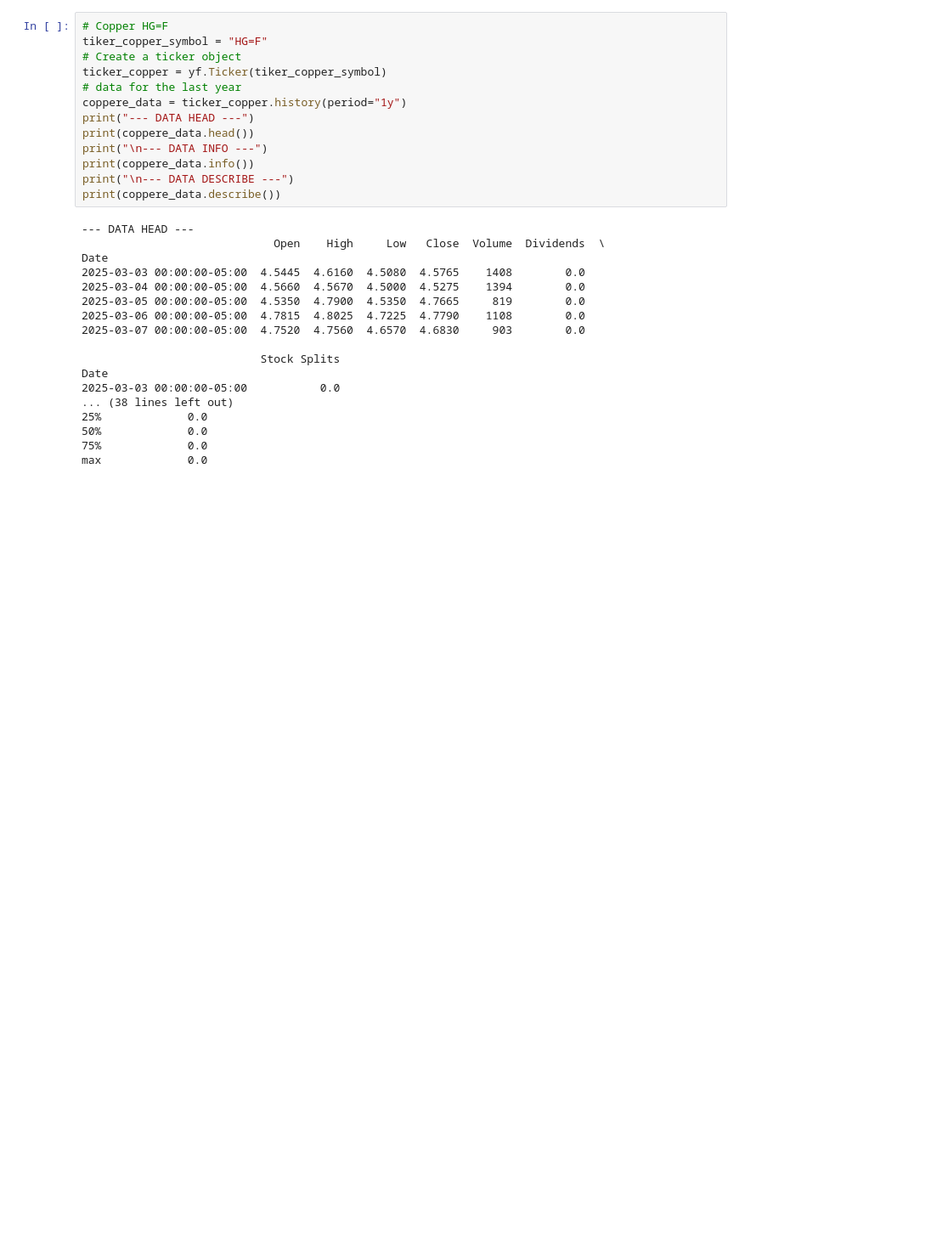
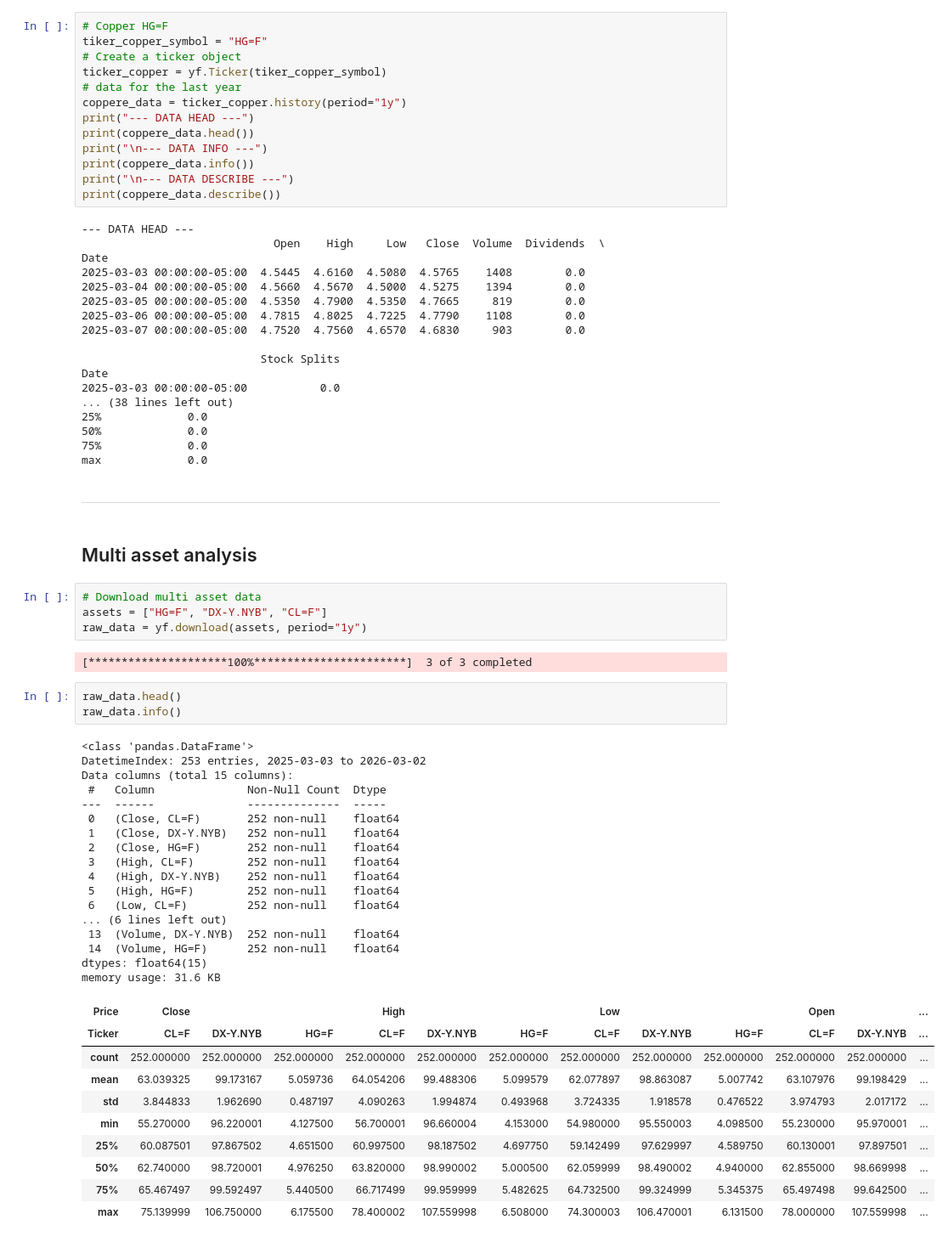
Before and after one commit to matteolovatoai/copper-price-forecasting, a Jupyter notebook: notebooks/01_exploration.ipynb, the cells around one changed output. Shown at 85% size. Cells and saved outputs as stored; diff of their text form; blank space fills up the shorter version.

```diff
--- a/notebooks/01_exploration.ipynb
+++ b/notebooks/01_exploration.ipynb
@@ -36,3 +38,44 @@ Date
 50%             0.0
 75%             0.0
 max             0.0
+# %% [markdown]
+---
+# %% [markdown]
+## Multi asset analysis
+# %%
+# Download multi asset data
+assets = ["HG=F", "DX-Y.NYB", "CL=F"]
+raw_data = yf.download(assets, period="1y")
+# %% [output]
+[*********************100%***********************]  3 of 3 completed
+# %%
+raw_data.head()
+raw_data.info()
+# %% [output]
+<class 'pandas.DataFrame'>
+DatetimeIndex: 253 entries, 2025-03-03 to 2026-03-02
+Data columns (total 15 columns):
+ #   Column              Non-Null Count  Dtype
+---  ------              --------------  -----
+ 0   (Close, CL=F)       252 non-null    float64
+ 1   (Close, DX-Y.NYB)   252 non-null    float64
+ 2   (Close, HG=F)       252 non-null    float64
+ 3   (High, CL=F)        252 non-null    float64
+ 4   (High, DX-Y.NYB)    252 non-null    float64
+ 5   (High, HG=F)        252 non-null    float64
+ 6   (Low, CL=F)         252 non-null    float64
+... (6 lines left out)
+ 13  (Volume, DX-Y.NYB)  252 non-null    float64
+ 14  (Volume, HG=F)      252 non-null    float64
+dtypes: float64(15)
+memory usage: 31.6 KB
+| Price | Close |  |  | High |  |  | Low |  |  | Open |  | ... |
+| Ticker | CL=F | DX-Y.NYB | HG=F | CL=F | DX-Y.NYB | HG=F | CL=F | DX-Y.NYB | HG=F | CL=F | DX-Y.NYB | ... |
+| count | 252.000000 | 252.000000 | 252.000000 | 252.000000 | 252.000000 | 252.000000 | 252.000000 | 252.000000 | 252.000000 | 252.000000 | 252.000000 | ... |
+| mean | 63.039325 | 99.173167 | 5.059736 | 64.054206 | 99.488306 | 5.099579 | 62.077897 | 98.863087 | 5.007742 | 63.107976 | 99.198429 | ... |
+| std | 3.844833 | 1.962690 | 0.487197 | 4.090263 | 1.994874 | 0.493968 | 3.724335 | 1.918578 | 0.476522 | 3.974793 | 2.017172 | ... |
+| min | 55.270000 | 96.220001 | 4.127500 | 56.700001 | 96.660004 | 4.153000 | 54.980000 | 95.550003 | 4.098500 | 55.230000 | 95.970001 | ... |
+| 25% | 60.087501 | 97.867502 | 4.651500 | 60.997500 | 98.187502 | 4.697750 | 59.142499 | 97.629997 | 4.589750 | 60.130001 | 97.897501 | ... |
+| 50% | 62.740000 | 98.720001 | 4.976250 | 63.820000 | 98.990002 | 5.000500 | 62.059999 | 98.490002 | 4.940000 | 62.855000 | 98.669998 | ... |
+| 75% | 65.467497 | 99.592497 | 5.440500 | 66.717499 | 99.959999 | 5.482625 | 64.732500 | 99.324999 | 5.345375 | 65.497498 | 99.642500 | ... |
+| max | 75.139999 | 106.750000 | 6.175500 | 78.400002 | 107.559998 | 6.508000 | 74.300003 | 106.470001 | 6.131500 | 78.000000 | 107.559998 | ... |
```
Also changed, not shown: parts of 16 cells of this notebook.
